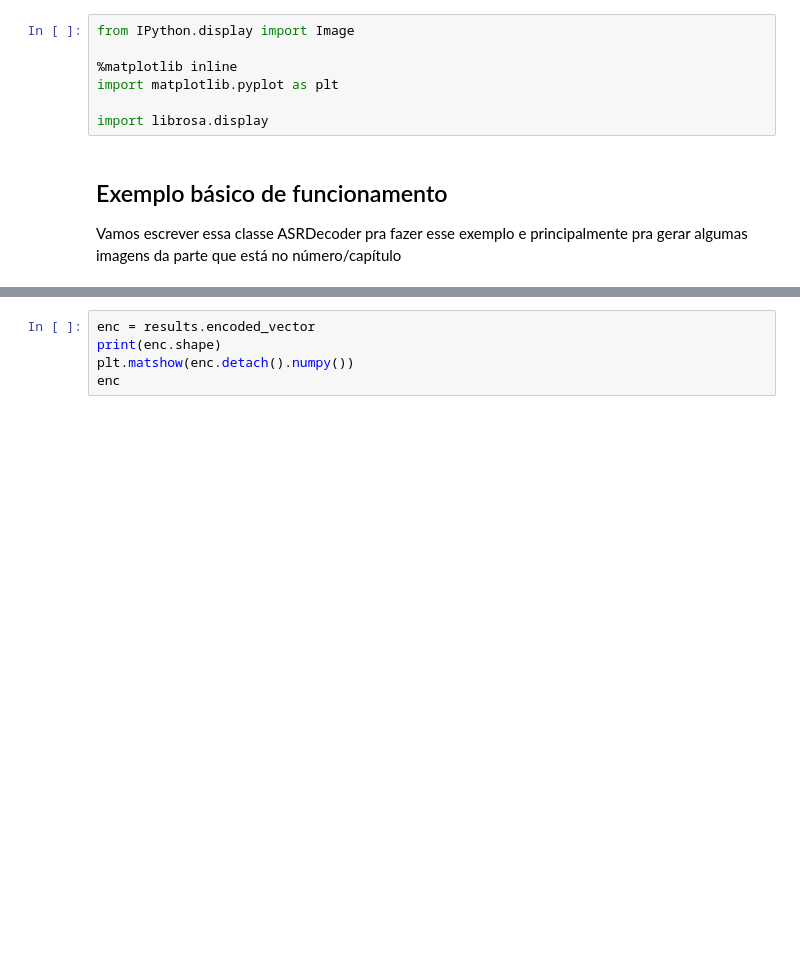
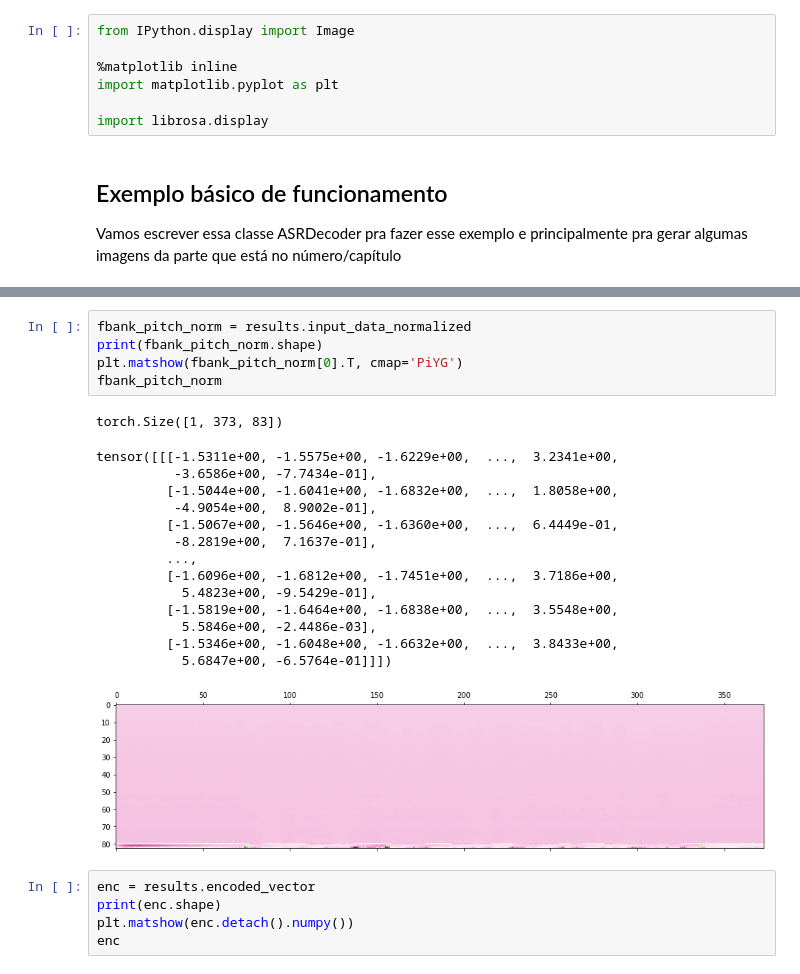
Before and after one commit to alucassch/asr_ptbr_ml_project, a Jupyter notebook: main.ipynb, the cells around one changed output, grey strips where cells are left out. Cells and saved outputs as stored; diff of their text form; blank space fills up the shorter version.

```diff
--- a/main.ipynb
+++ b/main.ipynb
@@ -61,3 +62,24 @@ array([[ 1.18960447e+01,  1.35496273e+01,  1.34472008e+01, ...,
+# %%
+fbank_pitch_norm = results.input_data_normalized
+print(fbank_pitch_norm.shape)
+plt.matshow(fbank_pitch_norm[0].T, cmap='PiYG')
+fbank_pitch_norm
+# %% [output]
+torch.Size([1, 373, 83])
+tensor([[[-1.5311e+00, -1.5575e+00, -1.6229e+00,  ...,  3.2341e+00,
+          -3.6586e+00, -7.7434e-01],
+         [-1.5044e+00, -1.6041e+00, -1.6832e+00,  ...,  1.8058e+00,
+          -4.9054e+00,  8.9002e-01],
+         [-1.5067e+00, -1.5646e+00, -1.6360e+00,  ...,  6.4449e-01,
+          -8.2819e+00,  7.1637e-01],
+         ...,
+         [-1.6096e+00, -1.6812e+00, -1.7451e+00,  ...,  3.7186e+00,
+           5.4823e+00, -9.5429e-01],
+         [-1.5819e+00, -1.6464e+00, -1.6838e+00,  ...,  3.5548e+00,
+           5.5846e+00, -2.4486e-03],
+         [-1.5346e+00, -1.6048e+00, -1.6632e+00,  ...,  3.8433e+00,
+           5.6847e+00, -6.5764e-01]]])
+[figure, added]
 # %%
 enc = results.encoded_vector
 print(enc.shape)
```
Also changed, not shown: parts of 3 cells of this notebook.
